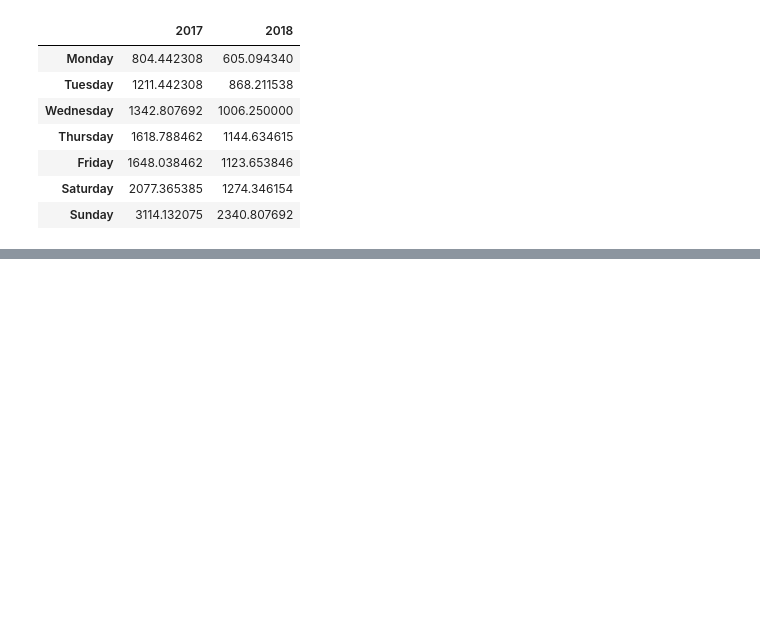
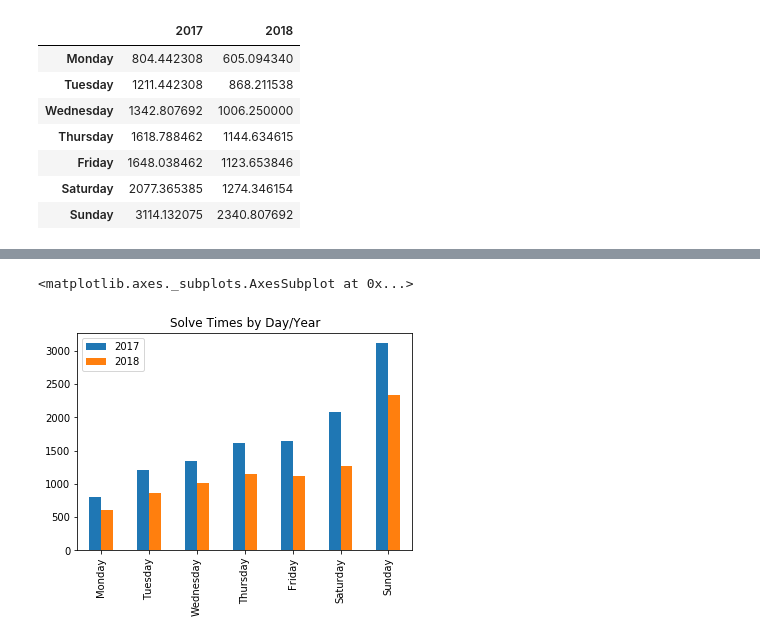
Before and after one commit to kejohnson1231/Crosswords, a Jupyter notebook: Untitled1.ipynb, the cells around one changed output, grey strips where cells are left out. Cells and saved outputs as stored; diff of their text form; code cells hidden in the pictures; blank space fills up the shorter version.

```diff
--- a/Untitled1.ipynb
+++ b/Untitled1.ipynb
@@ -442,0 +521,5 @@ Text(0, 0.5, 'seconds')
+# %%
+(comp_17_18[['2017', '2018']].plot(kind = 'bar', title = 'Solve Times by Day/Year', legend = True))
+# %% [output]
+<matplotlib.axes._subplots.AxesSubplot at 0x...>
+[figure, added]
```
Also changed, not shown: parts of 3 cells of this notebook, 1 other file.
